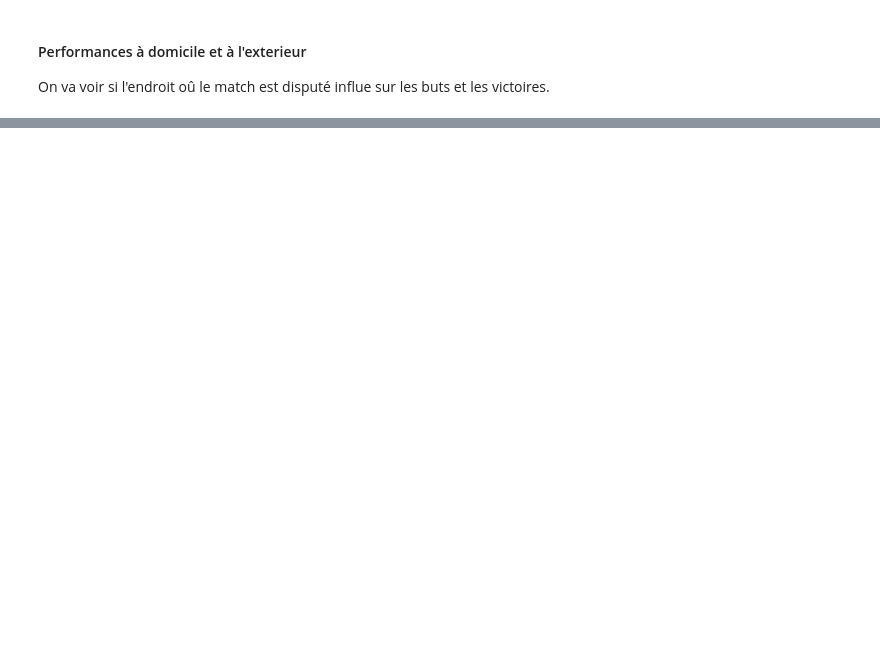
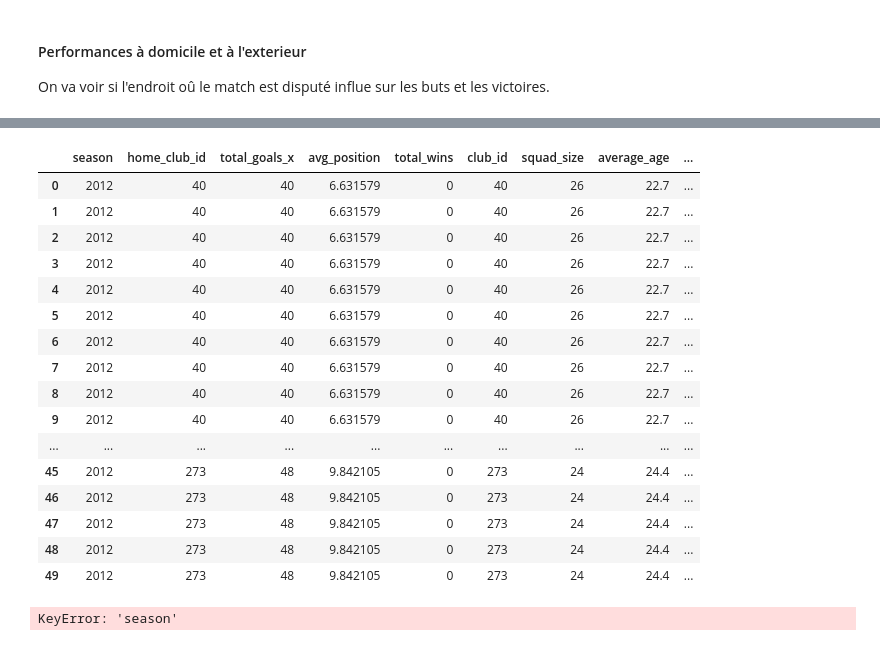
Before and after one commit to Onizaro/ligue1_predictions, a Jupyter notebook: notebook.ipynb, the cells around one changed output, grey strips where cells are left out. Cells and saved outputs as stored; diff of their text form; code cells hidden in the pictures; blank space fills up the shorter version.

```diff
--- a/notebook.ipynb
+++ b/notebook.ipynb
@@ -89,0 +251,7 @@ On observe graphiquement une différence nette de victoire entre les matchs à d
+# %%
+def calculate_club_stats(clubs):
+    club_stats = clubs[['club_id', 'squad_size', 'average_age', 'foreigners_number', 'foreigners_percentage', 'national_team_players', 'stadium_seats', 'net_transfer_record']]
+    return club_stats
+
+club_stats = calculate_club_stats(clubs)
+club_stats.head(20)
@@ -89,0 +276,15 @@ On observe graphiquement une différence nette de victoire entre les matchs à d
+# %%
+def calculate_player_appearance_stats(appearances):
+    player_stats = appearances.groupby(['player_club_id', 'date']).agg(
+        total_goals=('goals', 'sum'),
+        total_assists=('assists', 'sum'),
+        total_yellow_cards=('yellow_cards', 'sum'),
+        total_red_cards=('red_cards', 'sum'),
+        total_minutes=('minutes_played', 'sum')
+    ).reset_index()
+    player_stats['date'] = pd.to_datetime(player_stats['date']).dt.year
+    player_stats.rename(columns={'date': 'season'}, inplace=True)
+    return player_stats
+
+player_appearance_stats = calculate_player_appearance_stats(player_appearance)
+player_appearance_stats.head(20)
@@ -89,0 +309,43 @@ On observe graphiquement une différence nette de victoire entre les matchs à d
+# %%
+def merge_all_stats(match_stats, club_stats, player_appearance_stats):
+    # Fusionner les stats des matchs avec les stats des clubs
+    all_stats = pd.merge(match_stats, club_stats, left_on='home_club_id', right_on='club_id', how='left')
+
+    # Fusionner avec les stats des apparitions des joueurs
+    all_stats = pd.merge(all_stats, player_appearance_stats, left_on=['home_club_id', 'season'], right_on=['player_club_id', 'season'], how='left')
+
+    return all_stats
+
+all_stats = merge_all_stats(match_stats, club_stats, player_appearance_stats)
+all_stats.head(50)
+# %% [output]
+|  | season | home_club_id | total_goals_x | avg_position | total_wins | club_id | squad_size | average_age | ... |
+| 0 | 2012 | 40 | 40 | 6.631579 | 0 | 40 | 26 | 22.7 | ... |
+| 1 | 2012 | 40 | 40 | 6.631579 | 0 | 40 | 26 | 22.7 | ... |
+| 2 | 2012 | 40 | 40 | 6.631579 | 0 | 40 | 26 | 22.7 | ... |
+| 3 | 2012 | 40 | 40 | 6.631579 | 0 | 40 | 26 | 22.7 | ... |
+| 4 | 2012 | 40 | 40 | 6.631579 | 0 | 40 | 26 | 22.7 | ... |
+| 5 | 2012 | 40 | 40 | 6.631579 | 0 | 40 | 26 | 22.7 | ... |
+| 6 | 2012 | 40 | 40 | 6.631579 | 0 | 40 | 26 | 22.7 | ... |
+| 7 | 2012 | 40 | 40 | 6.631579 | 0 | 40 | 26 | 22.7 | ... |
+| 8 | 2012 | 40 | 40 | 6.631579 | 0 | 40 | 26 | 22.7 | ... |
+| 9 | 2012 | 40 | 40 | 6.631579 | 0 | 40 | 26 | 22.7 | ... |
+| ... | ... | ... | ... | ... | ... | ... | ... | ... | ... |
+| 45 | 2012 | 273 | 48 | 9.842105 | 0 | 273 | 24 | 24.4 | ... |
+| 46 | 2012 | 273 | 48 | 9.842105 | 0 | 273 | 24 | 24.4 | ... |
+| 47 | 2012 | 273 | 48 | 9.842105 | 0 | 273 | 24 | 24.4 | ... |
+| 48 | 2012 | 273 | 48 | 9.842105 | 0 | 273 | 24 | 24.4 | ... |
+| 49 | 2012 | 273 | 48 | 9.842105 | 0 | 273 | 24 | 24.4 | ... |
+# %%
+def merge_all_stats(match_stats, club_stats, player_appearance_stats):
+    # Fusionner match_stats et club_stats sur 'home_club_name' et 'club_name'
+    all_stats = pd.merge(match_stats, club_stats, left_on='home_club_name', right_on='club_name', how='left')
+
+    # Fusionner all_stats et player_appearance_stats sur 'club_id' et 'season'
+    all_stats = pd.merge(all_stats, player_appearance_stats, left_on=['club_id', 'season'], right_on=['player_current_club_id', 'season'], how='left')
+
+    return all_stats
+
+all_stats = merge_all_stats(match_stats, club_stats, player_appearance_stats)
+# %% [output]
+KeyError: 'season'
```
Also changed, not shown: parts of 13 cells of this notebook, 2 other files.
